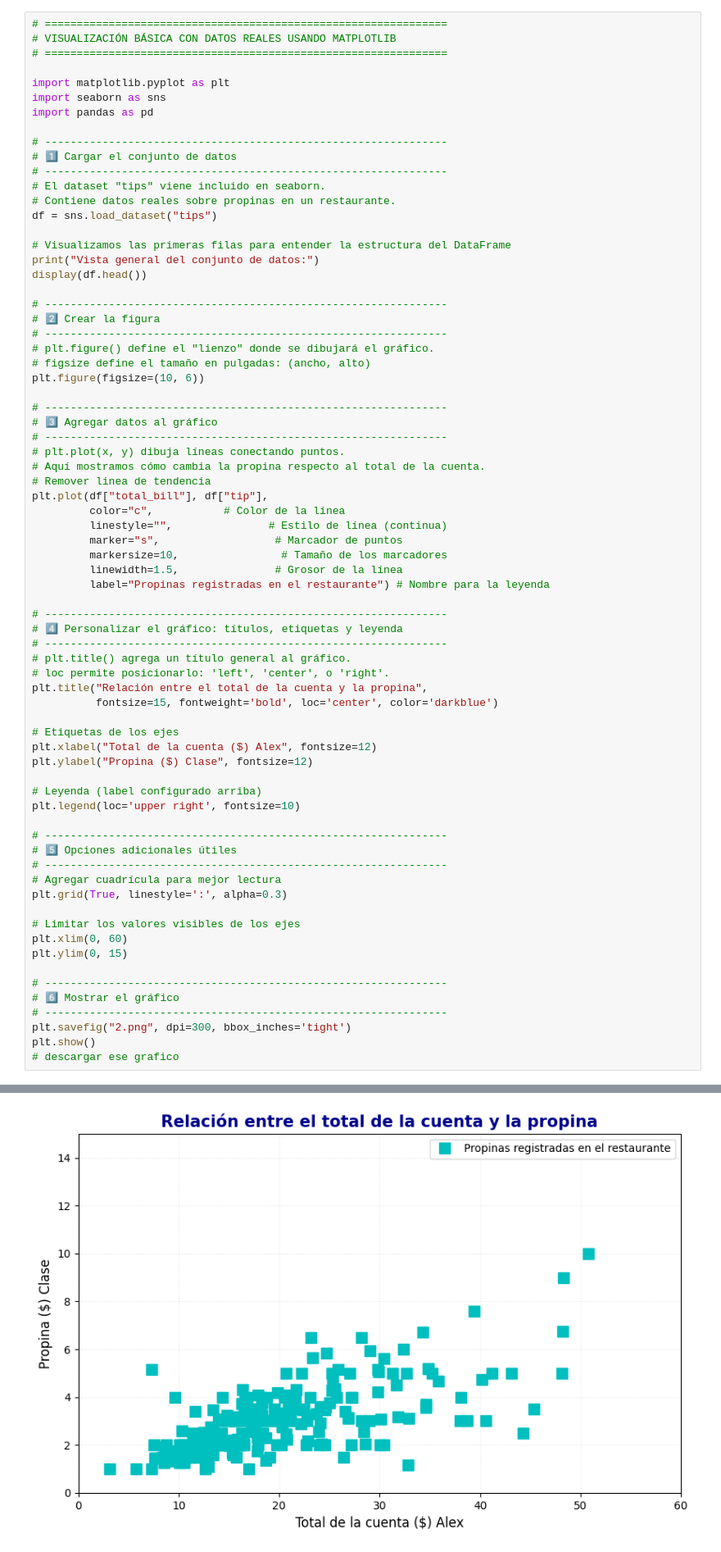
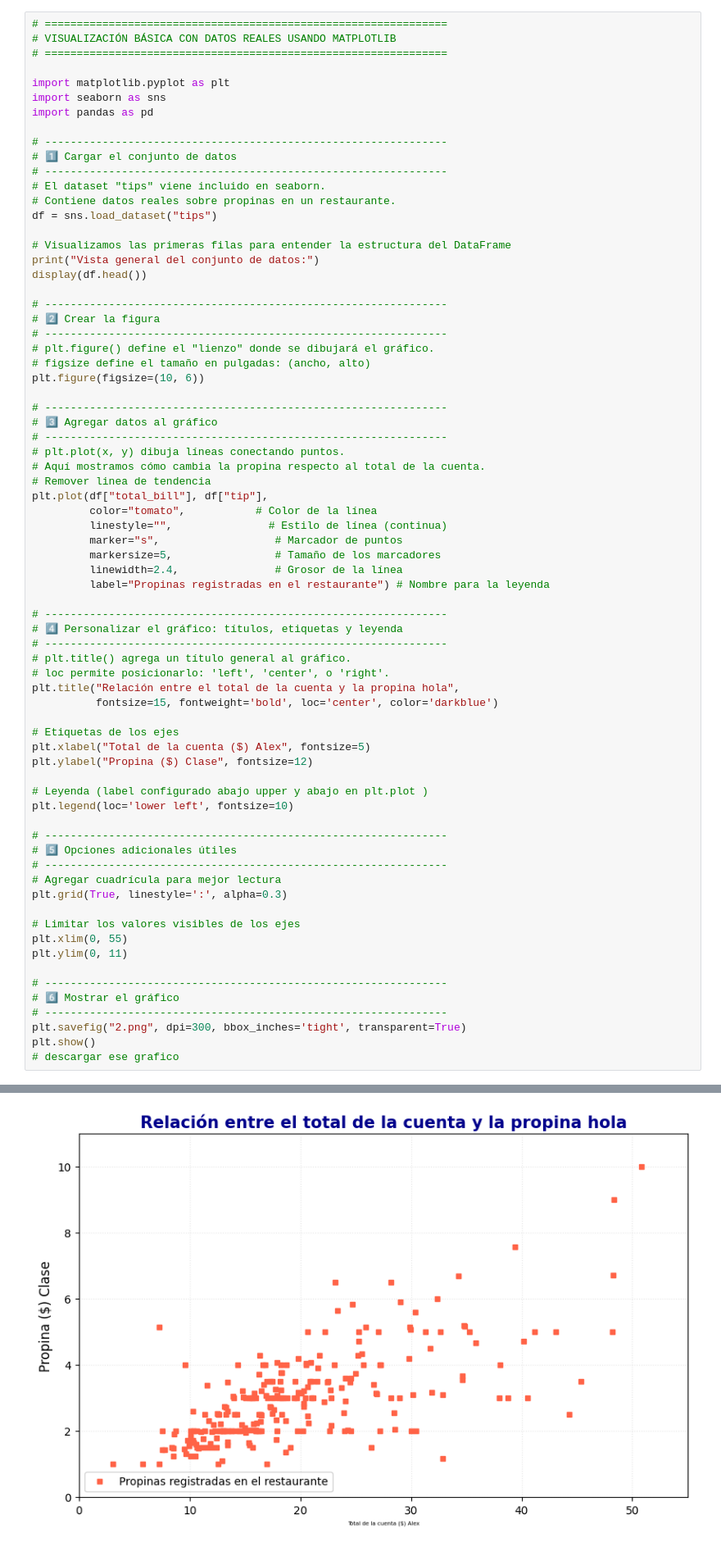
Before and after one commit to AlexEspinosa98/guayerd_class, a Jupyter notebook: clase_8/clase8.ipynb, the cells around one changed output, grey strips where cells are left out. Shown at 82% size. Saved outputs shown, nothing was run; the diff lists cells and outputs as text.

```diff
--- a/clase_8/clase8.ipynb
+++ b/clase_8/clase8.ipynb
@@ -190,11 +203,11 @@ plt.figure(figsize=(10, 6))
 # Aquí mostramos cómo cambia la propina respecto al total de la cuenta.
 # Remover linea de tendencia
 plt.plot(df["total_bill"], df["tip"],
-         color="c",           # Color de la línea
+         color="tomato",           # Color de la línea
          linestyle="",               # Estilo de línea (continua)
          marker="s",                  # Marcador de puntos
-         markersize=10,                # Tamaño de los marcadores
-         linewidth=1.5,               # Grosor de la línea
+         markersize=5,                # Tamaño de los marcadores
+         linewidth=2.4,               # Grosor de la línea
          label="Propinas registradas en el restaurante") # Nombre para la leyenda
 
 # ---------------------------------------------------------------
@@ -202,41 +215,41 @@ plt.plot(df["total_bill"], df["tip"],
 # ---------------------------------------------------------------
 # plt.title() agrega un título general al gráfico.
 # loc permite posicionarlo: 'left', 'center', o 'right'.
-plt.title("Relación entre el total de la cuenta y la propina",
+plt.title("Relación entre el total de la cuenta y la propina hola",
           fontsize=15, fontweight='bold', loc='center', color='darkblue')
 
 # Etiquetas de los ejes
-plt.xlabel("Total de la cuenta ($) Alex", fontsize=12)
+plt.xlabel("Total de la cuenta ($) Alex", fontsize=5)
 plt.ylabel("Propina ($) Clase", fontsize=12)
 
-# Leyenda (label configurado arriba)
-plt.legend(loc='upper right', fontsize=10)
+# Leyenda (label configurado abajo upper y abajo en plt.plot )
+plt.legend(loc='lower left', fontsize=10)
 
 # ---------------------------------------------------------------
 # 5️⃣ Opciones adicionales útiles
 # ---------------------------------------------------------------
 # Agregar cuadrícula para mejor lectura
 plt.grid(True, linestyle=':', alpha=0.3)
 
 # Limitar los valores visibles de los ejes
-plt.xlim(0, 60)
-plt.ylim(0, 15)
+plt.xlim(0, 55)
+plt.ylim(0, 11)
 
 # ---------------------------------------------------------------
 # 6️⃣ Mostrar el gráfico
 # ---------------------------------------------------------------
-plt.savefig("2.png", dpi=300, bbox_inches='tight')
+plt.savefig("2.png", dpi=300, bbox_inches='tight', transparent=True)
 plt.show()
 # descargar ese grafico
 # %% [output]
 Vista general del conjunto de datos:
 |  | total_bill | tip | sex | smoker | day | time | size |
 | 0 | 16.99 | 1.01 | Female | No | Sun | Dinner | 2 |
 | 1 | 10.34 | 1.66 | Male | No | Sun | Dinner | 3 |
 | 2 | 21.01 | 3.50 | Male | No | Sun | Dinner | 3 |
 | 3 | 23.68 | 3.31 | Male | No | Sun | Dinner | 2 |
 | 4 | 24.59 | 3.61 | Female | No | Sun | Dinner | 4 |
-[figure, old version]
+[figure, new version]
 # %%
 # ===============================================================
 # COMPARACIÓN DE PROMEDIOS POR DÍA DE LA SEMANA
```
Also changed, not shown: parts of 9 cells of this notebook, 3 other files.
